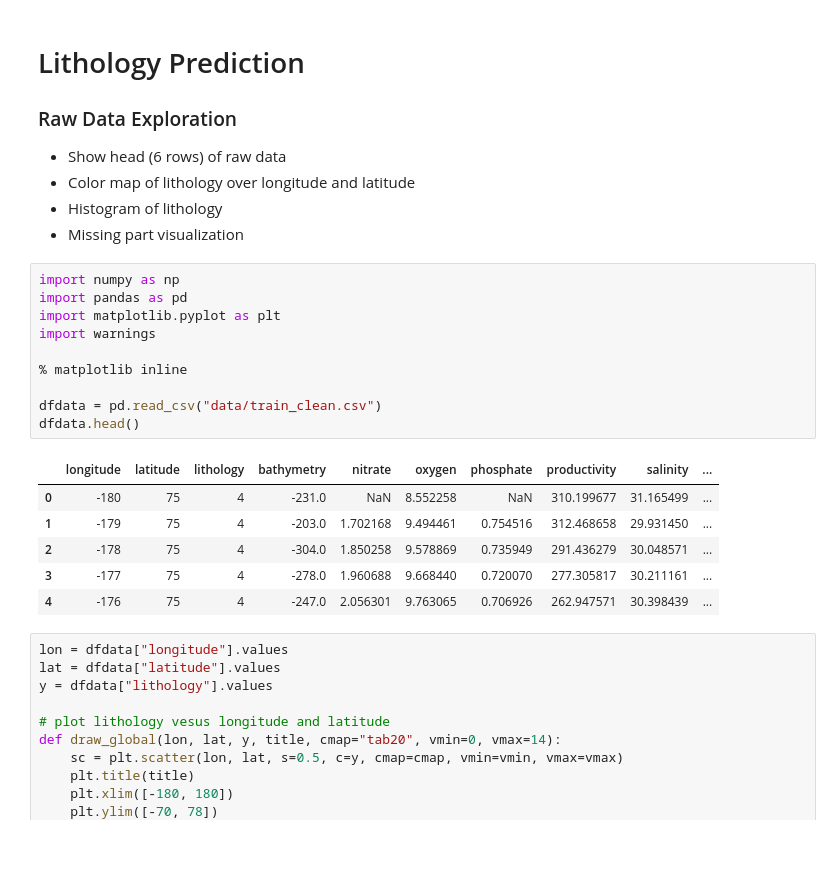
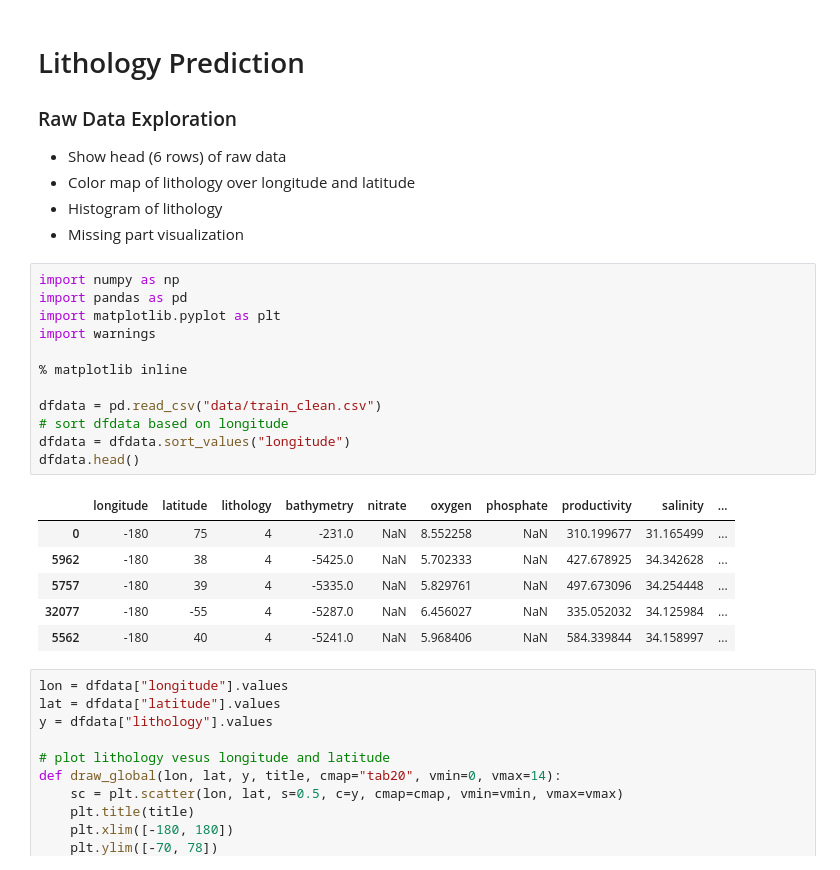
Before and after one commit to joyceyuu/sea, a Jupyter notebook: Keras Lithology 2.ipynb, the cells around one changed output. Cells and saved outputs as stored; diff of their text form.

```diff
--- a/Keras Lithology 2.ipynb
+++ b/Keras Lithology 2.ipynb
@@ -10,20 +10,22 @@
 # %%
 import numpy as np
 import pandas as pd
 import matplotlib.pyplot as plt
 import warnings
 
 % matplotlib inline
 
 dfdata = pd.read_csv("data/train_clean.csv")
+# sort dfdata based on longitude
+dfdata = dfdata.sort_values("longitude")
 dfdata.head()
 # %% [output]
 |  | longitude | latitude | lithology | bathymetry | nitrate | oxygen | phosphate | productivity | salinity | ... |
 | 0 | -180 | 75 | 4 | -231.0 | NaN | 8.552258 | NaN | 310.199677 | 31.165499 | ... |
-| 1 | -179 | 75 | 4 | -203.0 | 1.702168 | 9.494461 | 0.754516 | 312.468658 | 29.931450 | ... |
-| 2 | -178 | 75 | 4 | -304.0 | 1.850258 | 9.578869 | 0.735949 | 291.436279 | 30.048571 | ... |
-| 3 | -177 | 75 | 4 | -278.0 | 1.960688 | 9.668440 | 0.720070 | 277.305817 | 30.211161 | ... |
-| 4 | -176 | 75 | 4 | -247.0 | 2.056301 | 9.763065 | 0.706926 | 262.947571 | 30.398439 | ... |
+| 5962 | -180 | 38 | 4 | -5425.0 | NaN | 5.702333 | NaN | 427.678925 | 34.342628 | ... |
+| 5757 | -180 | 39 | 4 | -5335.0 | NaN | 5.829761 | NaN | 497.673096 | 34.254448 | ... |
+| 32077 | -180 | -55 | 4 | -5287.0 | NaN | 6.456027 | NaN | 335.052032 | 34.125984 | ... |
+| 5562 | -180 | 40 | 4 | -5241.0 | NaN | 5.968406 | NaN | 584.339844 | 34.158997 | ... |
 # %%
 lon = dfdata["longitude"].values
 lat = dfdata["latitude"].values
```
Also changed, not shown: parts of 7 cells of this notebook.
